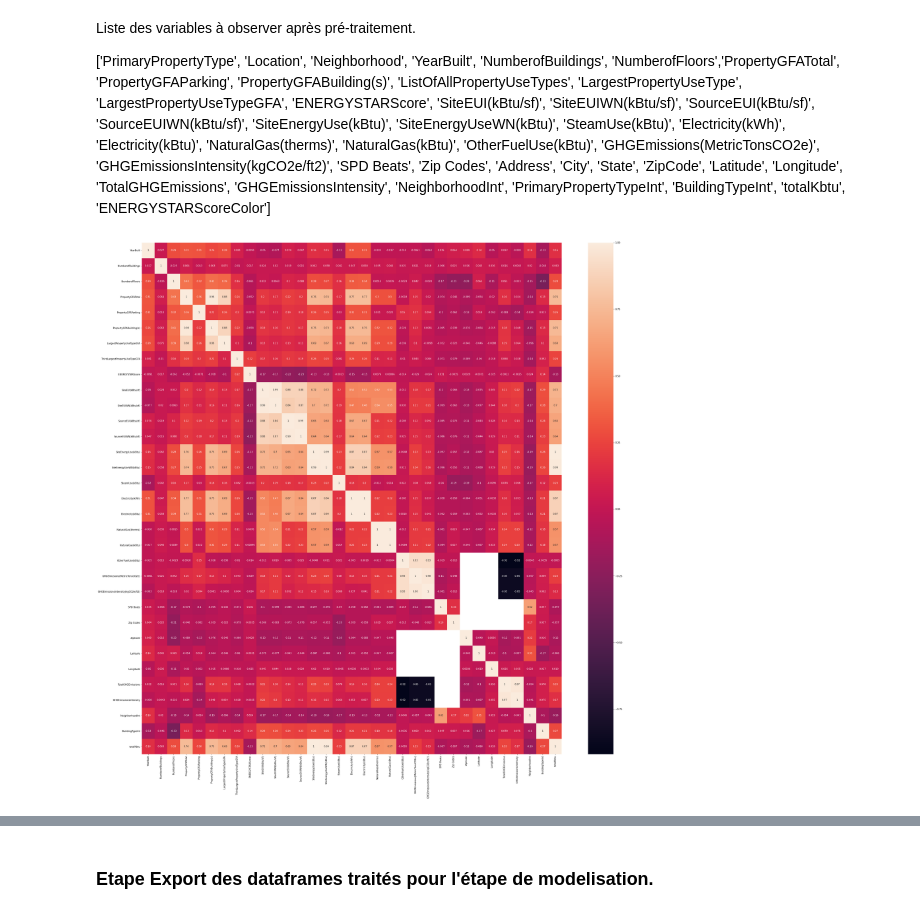
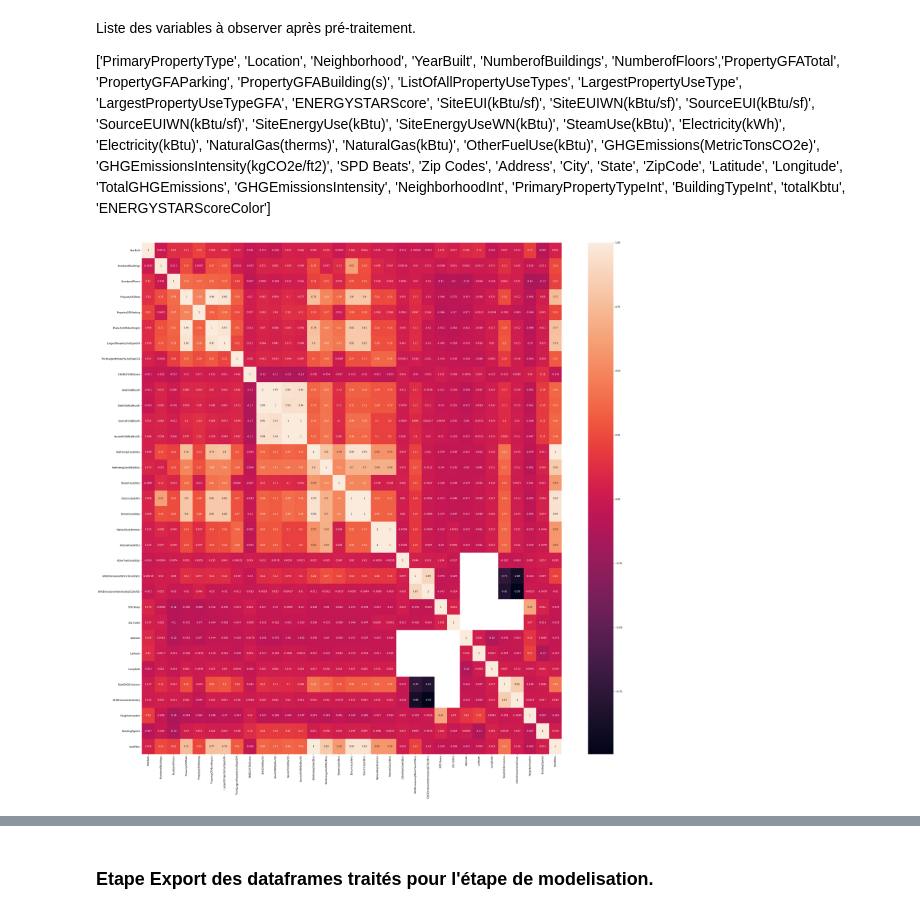
Before and after one commit to benMiniconi/Seattle2050, a Jupyter notebook: ProjetFinal/PEnergy_01_notebook_exploration.ipynb, the cells around one changed output, grey strips where cells are left out. Drawn from its saved outputs; the diff is of its cells as text; code cells hidden in the pictures.

```diff
--- a/ProjetFinal/PEnergy_01_notebook_exploration.ipynb
+++ b/ProjetFinal/PEnergy_01_notebook_exploration.ipynb
@@ -423,12 +457,12 @@ Liste des variables à observer après pré-traitement.
 # %%
 #correlations = dataF.corr(method="kendall")
 #correlations = dataF.corr(method="spearman")
 
 
-correlations = cleanDataF.filter(items=columnsToBeFiltered).corr(method="spearman")
+correlations = cleanDataF.filter(items=columnsToBeFiltered).corr(method="pearson")
 f, ax = plt.subplots(figsize = (40, 40))
 #regarder la distance par défault dans heatmap
 figure = sns.heatmap(correlations, annot = True).get_figure()
 figure.savefig("./Visuals/originalDFheatmap.jpg")
 # %% [output]
-[figure, old version]
+[figure, new version]
```
Also changed, not shown: parts of 23 cells of this notebook, 4 other files.
